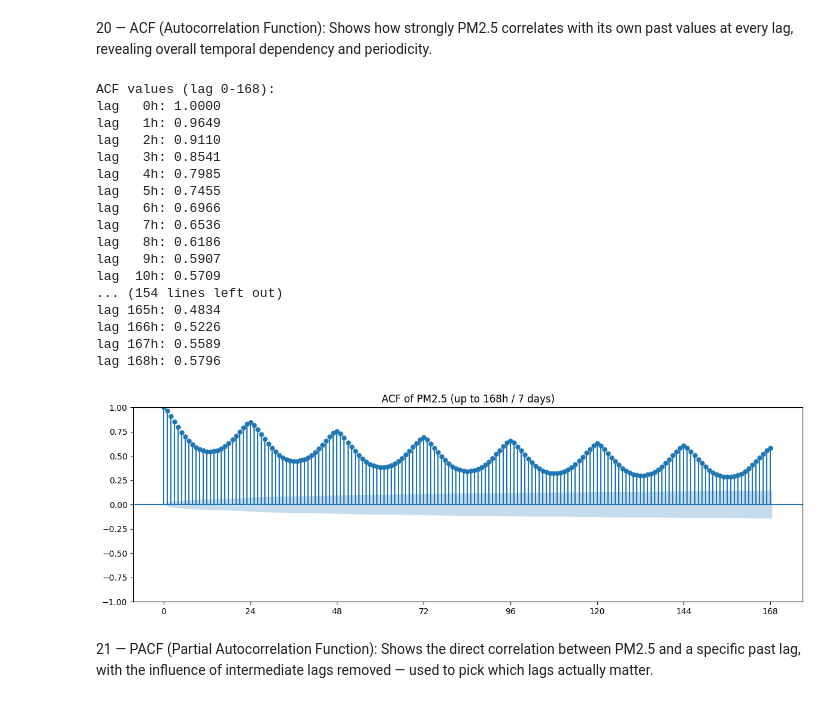
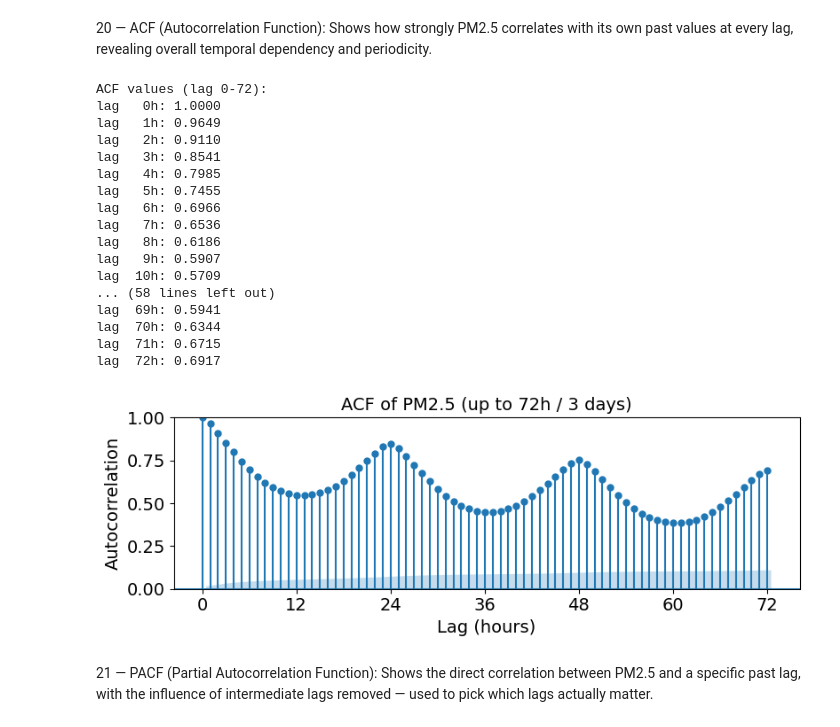
Before and after one commit to adarsha-7/pm25-forecasting, a Jupyter notebook: notebooks/eda/phase_2/15_to_32.ipynb, the cells around one changed output. Drawn from its saved outputs; the diff is of its cells as text; code cells hidden in the pictures.

```diff
--- a/notebooks/eda/phase_2/15_to_32.ipynb
+++ b/notebooks/eda/phase_2/15_to_32.ipynb
@@ -132,39 +132,48 @@ surface_pressure                    0.01              1.00
 20 — ACF (Autocorrelation Function): Shows how strongly PM2.5 correlates with its own past values at every lag, revealing overall temporal dependency and periodicity.
 # %%
 from statsmodels.tsa.stattools import acf
+from statsmodels.graphics.tsaplots import plot_acf
+import matplotlib.pyplot as plt
 
-acf_values = acf(data["pm2_5"], nlags=168)
+acf_values = acf(data["pm2_5"], nlags=72)
 
-print("ACF values (lag 0-168):")
+print("ACF values (lag 0-72):")
 for lag, val in enumerate(acf_values):
     print(f"lag {lag:>3}h: {val:.4f}")
 
-fig, ax = plt.subplots(figsize=(12, 4))
-plot_acf(data["pm2_5"], lags=168, ax=ax)
-ax.set_xticks(range(0, 169, 24))
+fig, ax = plt.subplots(figsize=(8, 3))
+plot_acf(data["pm2_5"], lags=72, ax=ax)
 
-plt.title("ACF of PM2.5 (up to 168h / 7 days)")
+ax.set_title("ACF of PM2.5 (up to 72h / 3 days)", fontsize=14)
+ax.set_xlabel("Lag (hours)", fontsize=14)
+ax.set_ylabel("Autocorrelation", fontsize=14)
+
+ax.set_xticks(range(0, 73, 12))
+ax.set_ylim(0, 1)
+
+ax.tick_params(axis='both', labelsize=14)
+
 plt.tight_layout()
 plt.show()
 # %% [output]
-ACF values (lag 0-168):
+ACF values (lag 0-72):
 lag   0h: 1.0000
 lag   1h: 0.9649
 lag   2h: 0.9110
 lag   3h: 0.8541
 lag   4h: 0.7985
 lag   5h: 0.7455
 lag   6h: 0.6966
 lag   7h: 0.6536
 lag   8h: 0.6186
 lag   9h: 0.5907
 lag  10h: 0.5709
-... (154 lines left out)
-lag 165h: 0.4834
-lag 166h: 0.5226
-lag 167h: 0.5589
-lag 168h: 0.5796
+... (58 lines left out)
+lag  69h: 0.5941
+lag  70h: 0.6344
+lag  71h: 0.6715
+lag  72h: 0.6917
-[figure, old version]
+[figure, new version]
 # %% [markdown]
 21 — PACF (Partial Autocorrelation Function): Shows the direct correlation between PM2.5 and a specific past lag, with the influence of intermediate lags removed — used to pick which lags actually matter.
 # %%
```
Also changed, not shown: parts of 4 cells of this notebook, 8 other files.
